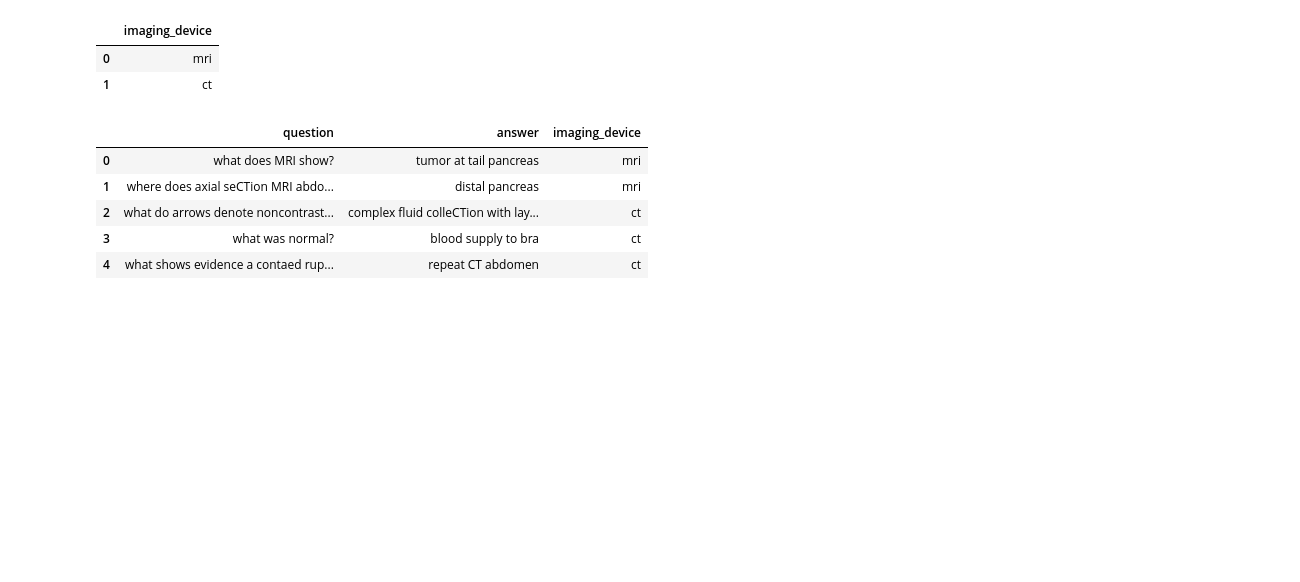
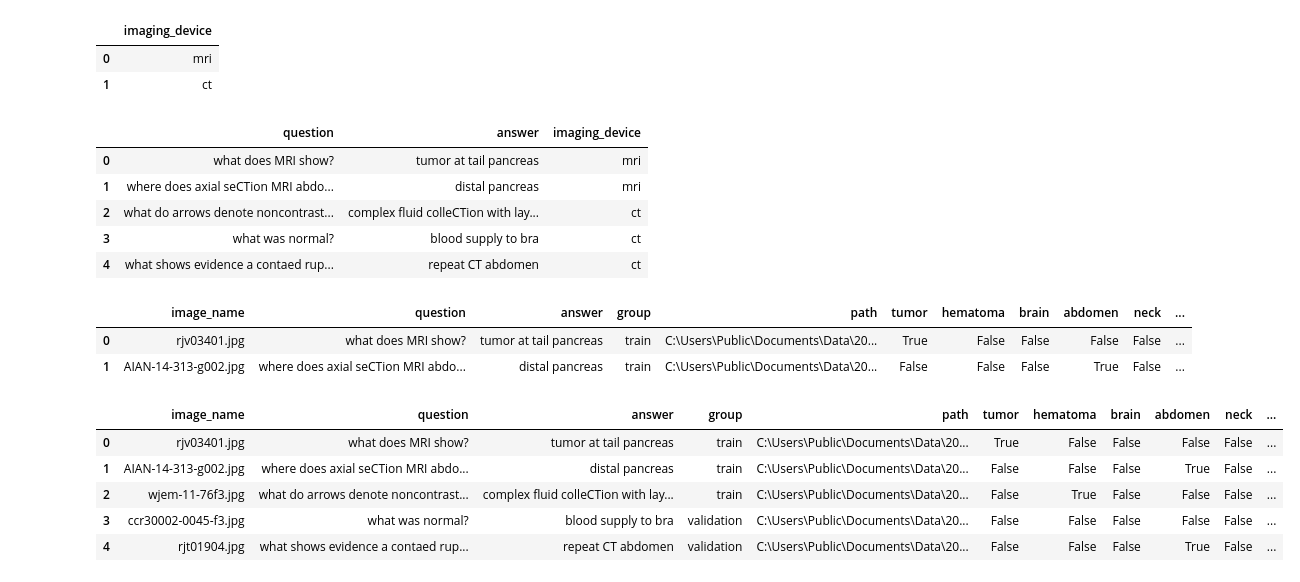
Before and after one commit to turner11/VQA-MED, a Jupyter notebook: VQA-MED/VQA.Python/2_create_meta_data.ipynb, the cells around one changed output. Cells and saved outputs as stored; diff of their text form; code cells hidden in the pictures; blank space fills up the shorter version.

```diff
--- a/VQA-MED/VQA.Python/2_create_meta_data.ipynb
+++ b/VQA-MED/VQA.Python/2_create_meta_data.ipynb
@@ -134,3 +134,27 @@ df_data[['question','answer','imaging_device']].head(5)
 | 2 | what do arrows denote noncontrast... | complex fluid colleCTion with lay... | ct |
 | 3 | what was normal? | blood supply to bra | ct |
 | 4 | what shows evidence a contaed rup... | repeat CT abdomen | ct |
+# %%
+vqa_python_pbase_path = os.path.join(os.path.abspath('.').split('VQA.Python')[0],'VQA.Python')
+p = os.path.abspath(os.path.join(vqa_python_pbase_path, 'data/model_input.h5'))
+p
+with pd.HDFStore(p) as store:
+    df = store['data']
+df.head(2)
+# %% [output]
+|  | image_name | question | answer | group | path | tumor | hematoma | brain | abdomen | neck | ... |
+| 0 | rjv03401.jpg | what does MRI show? | tumor at tail pancreas | train | C:\Users\Public\Documents\Data\20... | True | False | False | False | False | ... |
+| 1 | AIAN-14-313-g002.jpg | where does axial seCTion MRI abdo... | distal pancreas | train | C:\Users\Public\Documents\Data\20... | False | False | False | True | False | ... |
+# %%
+from common.os_utils import File
+d = df.head(5).copy()
+d = d.set_value([3,4],'group','validation')
+# %%
+d
+# %% [output]
+|  | image_name | question | answer | group | path | tumor | hematoma | brain | abdomen | neck | ... |
+| 0 | rjv03401.jpg | what does MRI show? | tumor at tail pancreas | train | C:\Users\Public\Documents\Data\20... | True | False | False | False | False | ... |
+| 1 | AIAN-14-313-g002.jpg | where does axial seCTion MRI abdo... | distal pancreas | train | C:\Users\Public\Documents\Data\20... | False | False | False | True | False | ... |
+| 2 | wjem-11-76f3.jpg | what do arrows denote noncontrast... | complex fluid colleCTion with lay... | train | C:\Users\Public\Documents\Data\20... | False | True | False | False | False | ... |
+| 3 | ccr30002-0045-f3.jpg | what was normal? | blood supply to bra | validation | C:\Users\Public\Documents\Data\20... | False | False | False | False | False | ... |
+| 4 | rjt01904.jpg | what shows evidence a contaed rup... | repeat CT abdomen | validation | C:\Users\Public\Documents\Data\20... | False | False | False | True | False | ... |
```
Also changed, not shown: parts of 2 cells of this notebook, 6 other files.
